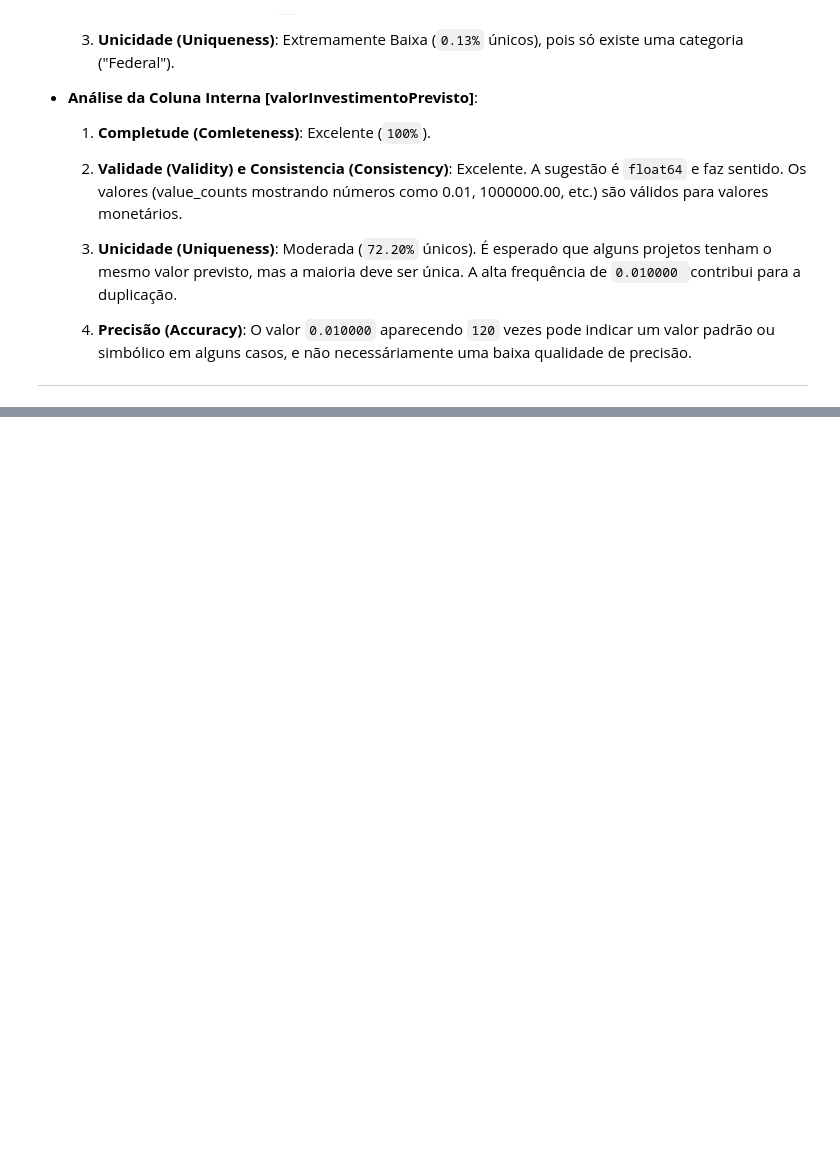
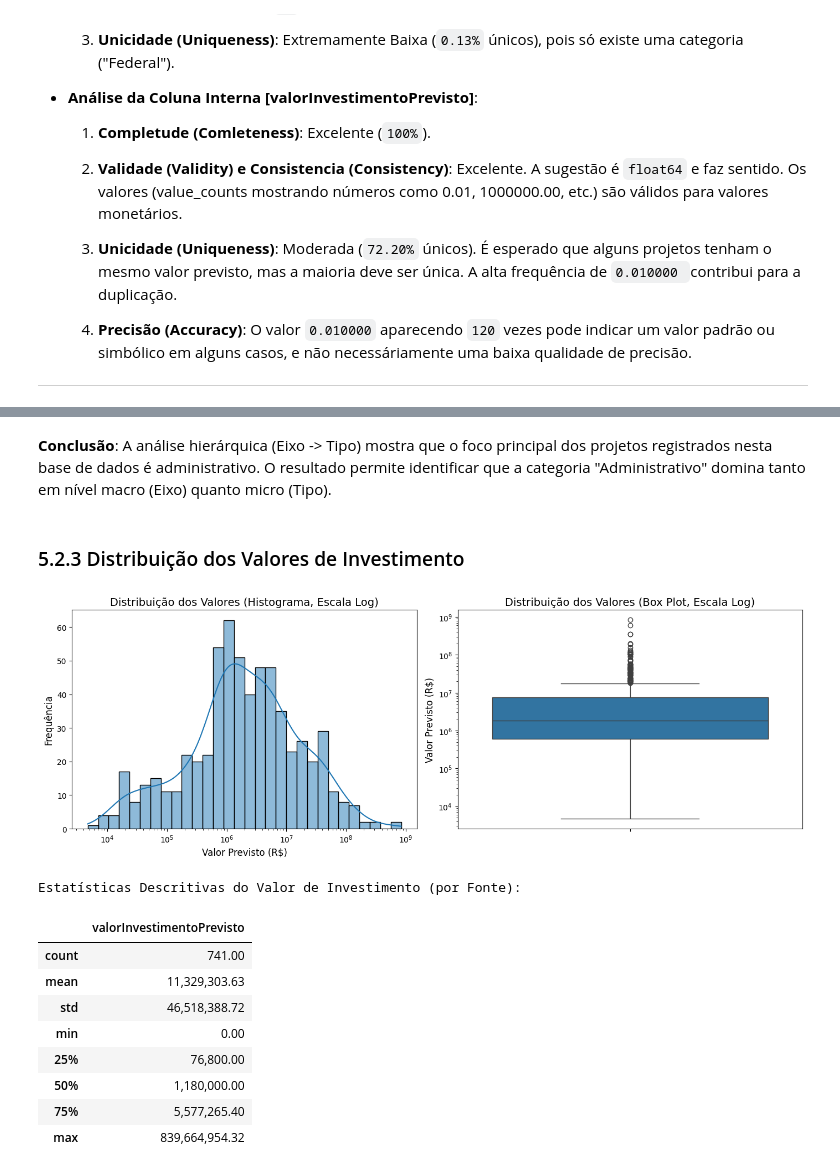
Before and after one commit to SAnjos3/analise-obras-df, a Jupyter notebook: notebooks/1.0-extracao_e_analise.ipynb, the cells around one changed output, grey strips where cells are left out. Saved outputs shown, nothing was run; the diff lists cells and outputs as text; code cells hidden in the pictures; blank space fills up the shorter version.

```diff
--- a/notebooks/1.0-extracao_e_analise.ipynb
+++ b/notebooks/1.0-extracao_e_analise.ipynb
@@ -1635,0 +1973,39 @@ None
+# %% [markdown]
+**Conclusão**: A análise hierárquica (Eixo -> Tipo) mostra que o foco principal dos projetos registrados nesta base de dados é administrativo. O resultado permite identificar que a categoria "Administrativo" domina tanto em nível macro (Eixo) quanto micro (Tipo).
+# %% [markdown]
+### 5.2.3 Distribuição dos Valores de Investimento
+# %%
+plt.figure(figsize=(14, 5))
+
+# Histograma
+plt.subplot(1, 2, 1)
+# Filtrado > 1 para remover valores simbólicos (como 0.01000) porque eles prejudicam a escala
+sns.histplot(dfs_carregados['obra_fontes_recurso'][dfs_carregados['obra_fontes_recurso']['valorInvestimentoPrevisto'] > 1]['valorInvestimentoPrevisto'], kde=True, bins=30, log_scale=True)
+plt.title('Distribuição dos Valores (Histograma, Escala Log)', fontsize=14)
+plt.xlabel('Valor Previsto (R$)', fontsize=12)
+plt.ylabel('Frequência', fontsize=12)
+
+# Box Plot
+plt.subplot(1, 2, 2)
+sns.boxplot(y=dfs_carregados['obra_fontes_recurso'][dfs_carregados['obra_fontes_recurso']['valorInvestimentoPrevisto'] > 1]['valorInvestimentoPrevisto'])
+plt.title('Distribuição dos Valores (Box Plot, Escala Log)', fontsize=14)
+plt.ylabel('Valor Previsto (R$)', fontsize=12)
+plt.yscale('log')
+plt.tight_layout()
+plt.show()
+
+print("Estatísticas Descritivas do Valor de Investimento (por Fonte):")
+# Mostra média, mediana (50%), min, max, etc.
+display(dfs_carregados['obra_fontes_recurso']['valorInvestimentoPrevisto'].describe().to_frame().style.format('{:,.2f}').set_table_styles(estilos_alinhamento))
+# %% [output]
+[figure, added]
+Estatísticas Descritivas do Valor de Investimento (por Fonte):
+|  | valorInvestimentoPrevisto |
+| count | 741.00 |
+| mean | 11,329,303.63 |
+| std | 46,518,388.72 |
+| min | 0.00 |
+| 25% | 76,800.00 |
+| 50% | 1,180,000.00 |
+| 75% | 5,577,265.40 |
+| max | 839,664,954.32 |
```
Also changed, not shown: parts of 57 cells of this notebook, 10 other files.
